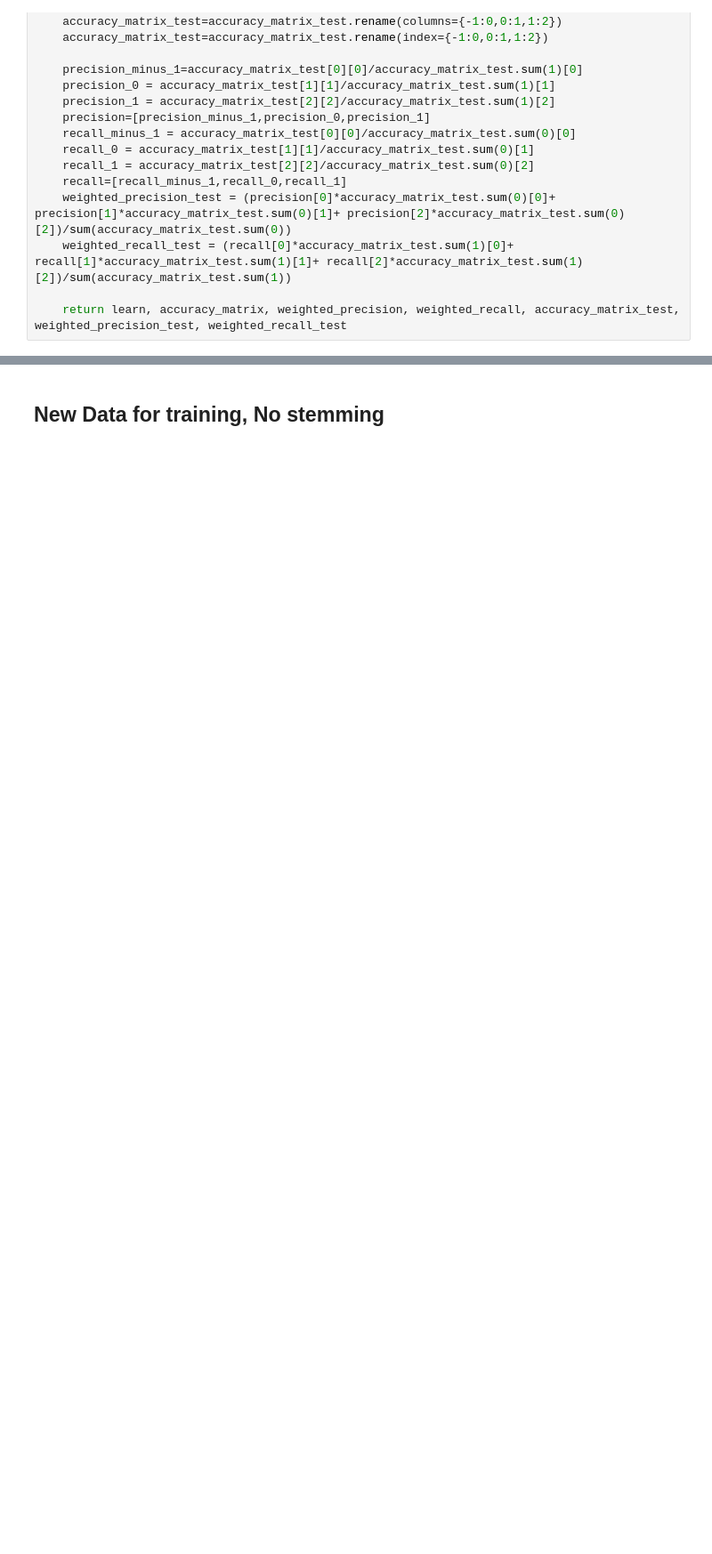
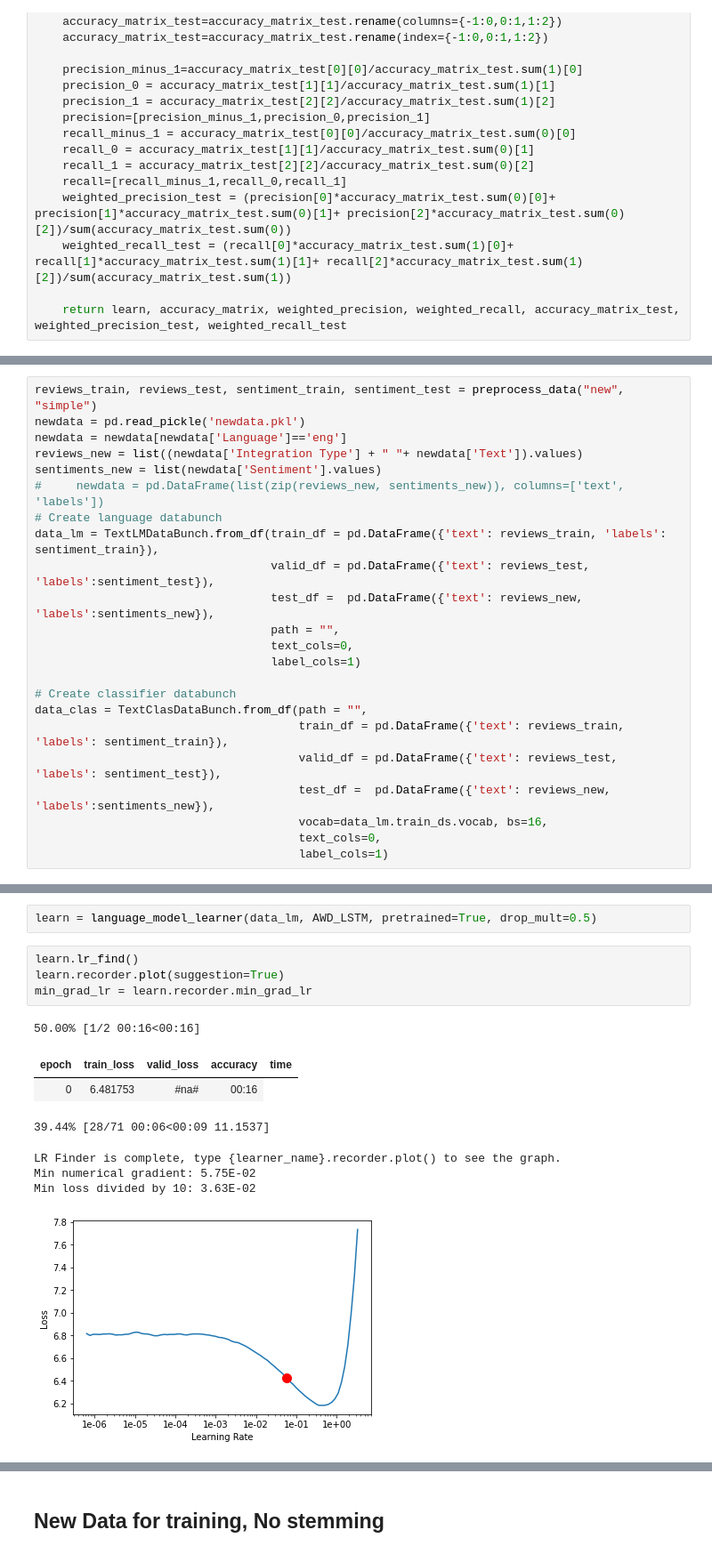
Before and after one commit to arulpugazh/ath_sentiment_analysis, a Jupyter notebook: ULMFIT - Experiment with different combinations.ipynb, the cells around one changed output, grey strips where cells are left out. Shown: that part at 89% size. Drawn from its saved outputs; the diff is of its cells as text; blank space fills up the shorter version.

```diff
--- a/ULMFIT - Experiment with different combinations.ipynb
+++ b/ULMFIT - Experiment with different combinations.ipynb
@@ -238,0 +272,23 @@ def train_model(type_data="all", preprocessing="all"):
+# %%
+reviews_train, reviews_test, sentiment_train, sentiment_test = preprocess_data("new", "simple")
+newdata = pd.read_pickle('newdata.pkl')
+newdata = newdata[newdata['Language']=='eng']
+reviews_new = list((newdata['Integration Type'] + " "+ newdata['Text']).values)
+sentiments_new = list(newdata['Sentiment'].values)
+#     newdata = pd.DataFrame(list(zip(reviews_new, sentiments_new)), columns=['text', 'labels'])
+# Create language databunch
+data_lm = TextLMDataBunch.from_df(train_df = pd.DataFrame({'text': reviews_train, 'labels': sentiment_train}),
+                                  valid_df = pd.DataFrame({'text': reviews_test, 'labels':sentiment_test}),
+                                  test_df =  pd.DataFrame({'text': reviews_new, 'labels':sentiments_new}),
+                                  path = "",
+                                  text_cols=0,
+                                  label_cols=1)
+
+# Create classifier databunch
+data_clas = TextClasDataBunch.from_df(path = "",
+                                      train_df = pd.DataFrame({'text': reviews_train, 'labels': sentiment_train}),
+                                      valid_df = pd.DataFrame({'text': reviews_test, 'labels': sentiment_test}),
+                                      test_df =  pd.DataFrame({'text': reviews_new, 'labels':sentiments_new}),
+                                      vocab=data_lm.train_ds.vocab, bs=16,
+                                      text_cols=0,
+                                      label_cols=1)
@@ -238,0 +302,15 @@ def train_model(type_data="all", preprocessing="all"):
+# %%
+learn = language_model_learner(data_lm, AWD_LSTM, pretrained=True, drop_mult=0.5)
+# %%
+learn.lr_find()
+learn.recorder.plot(suggestion=True)
+min_grad_lr = learn.recorder.min_grad_lr
+# %% [output]
+50.00% [1/2 00:16<00:16]
+| epoch | train_loss | valid_loss | accuracy | time |
+| 0 | 6.481753 | #na# | 00:16 |
+39.44% [28/71 00:06<00:09 11.1537]
+LR Finder is complete, type {learner_name}.recorder.plot() to see the graph.
+Min numerical gradient: 5.75E-02
+Min loss divided by 10: 3.63E-02
+[figure, added]
```
Also changed, not shown: parts of 26 cells of this notebook, 2 other files.
